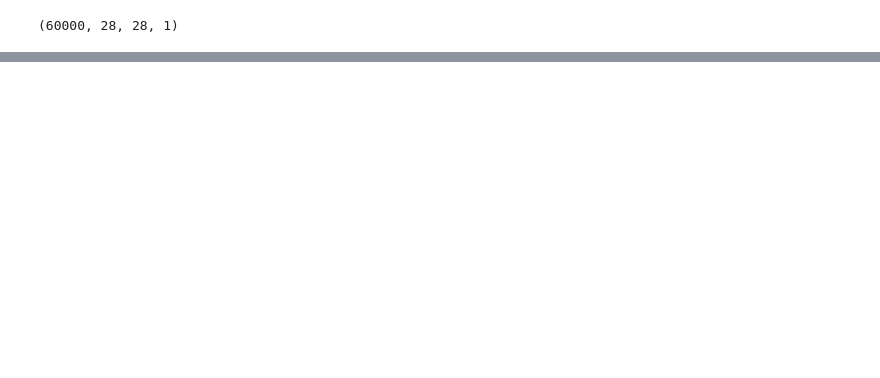
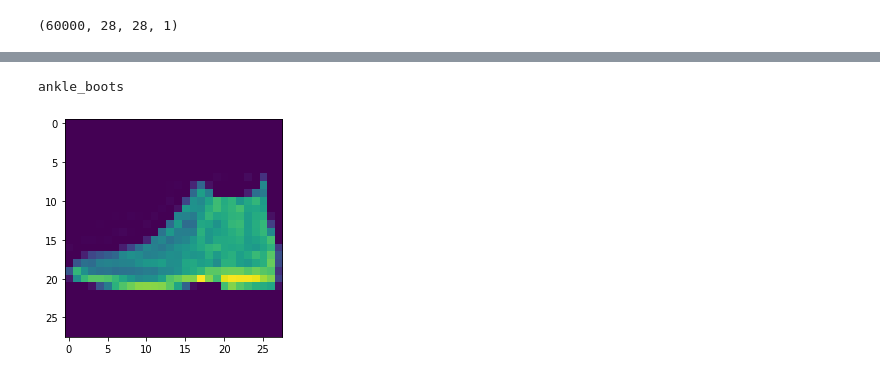
Before and after one commit to purvadanait/AIML-Pract, a Jupyter notebook: NNwFashionMNIST.ipynb, the cells around one changed output, grey strips where cells are left out. Saved outputs shown, nothing was run; the diff lists cells and outputs as text; code cells hidden in the pictures; blank space fills up the shorter version.

```diff
--- a/NNwFashionMNIST.ipynb
+++ b/NNwFashionMNIST.ipynb
@@ -94,0 +177,17 @@ def model_arch():
+# %%
+labels = ['t_shirt', 'trouser', 'pullover', 'dress', 'coat',
+
+          'sandal', 'shirt', 'sneaker', 'bag', 'ankle_boots']
+
+predictions = model.predict(testX[:1])
+
+label = labels[np.argmax(predictions)]
+
+
+print(label)
+
+plt.imshow(np.squeeze(testX[0]))
+plt.show()
+# %% [output]
+ankle_boots
+[figure, added]
```
Also changed, not shown: parts of 8 cells of this notebook.
